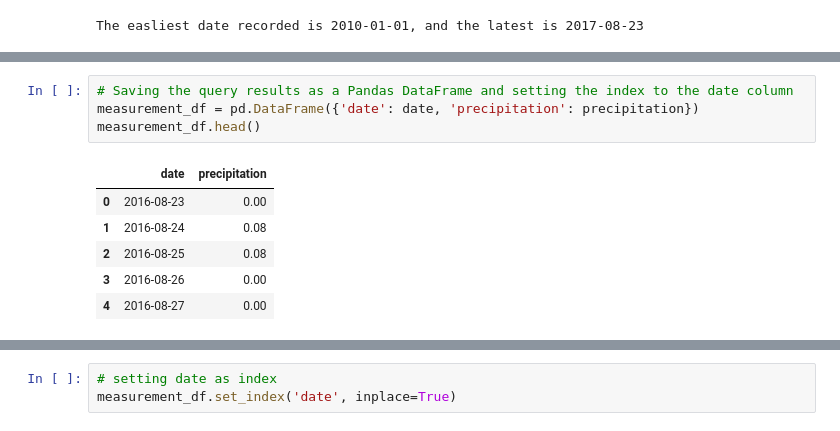
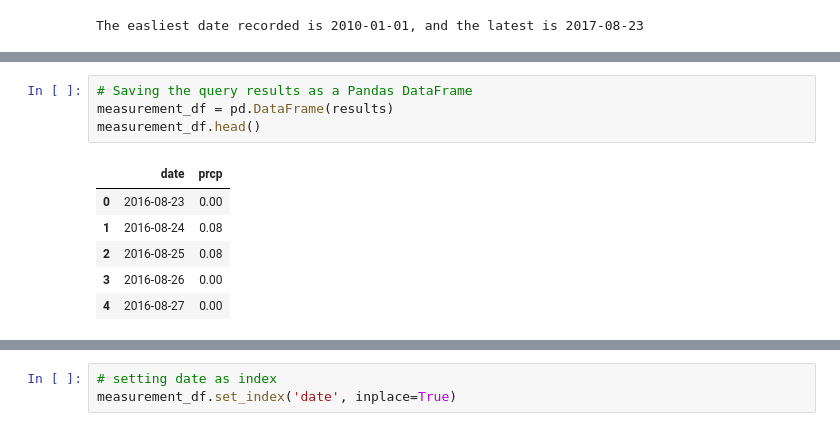
Before and after one commit to emilbello/sqlalchemy-challenge, a Jupyter notebook: climate_starter.ipynb, the cells around one changed output, grey strips where cells are left out. Cells and saved outputs as stored; diff of their text form.

```diff
--- a/climate_starter.ipynb
+++ b/climate_starter.ipynb
@@ -148,9 +125,9 @@ precipitation = [pcrp[1] for pcrp in results]
 # %%
-# Saving the query results as a Pandas DataFrame and setting the index to the date column
-measurement_df = pd.DataFrame({'date': date, 'precipitation': precipitation})
+# Saving the query results as a Pandas DataFrame
+measurement_df = pd.DataFrame(results)
 measurement_df.head()
 # %% [output]
-|  | date | precipitation |
+|  | date | prcp |
 | 0 | 2016-08-23 | 0.00 |
 | 1 | 2016-08-24 | 0.08 |
 | 2 | 2016-08-25 | 0.08 |
```
Also changed, not shown: parts of 37 cells of this notebook, 1 other file.
